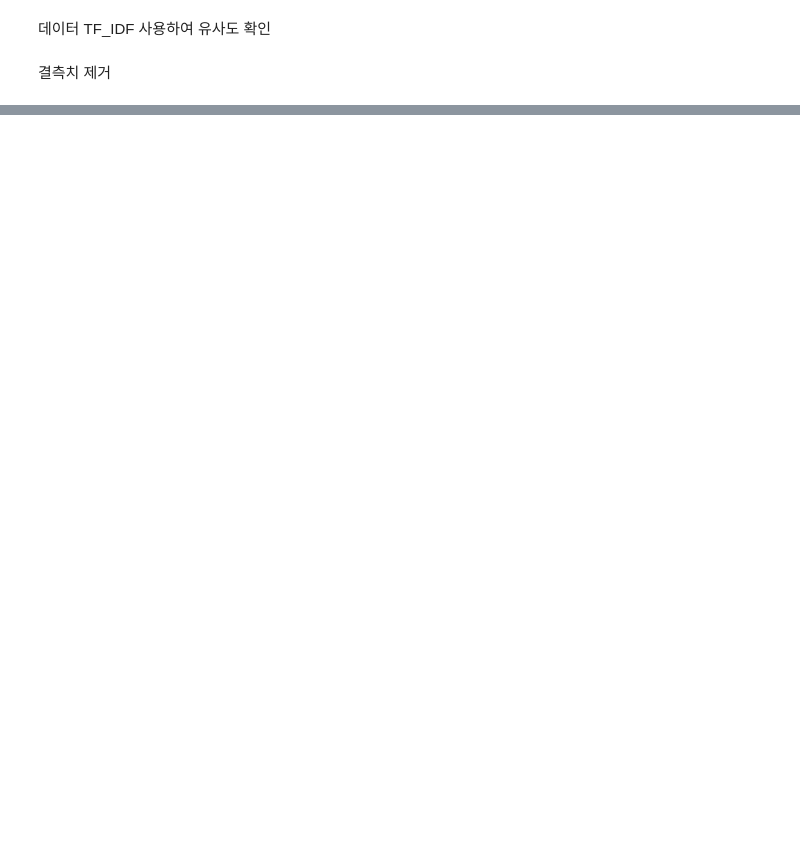
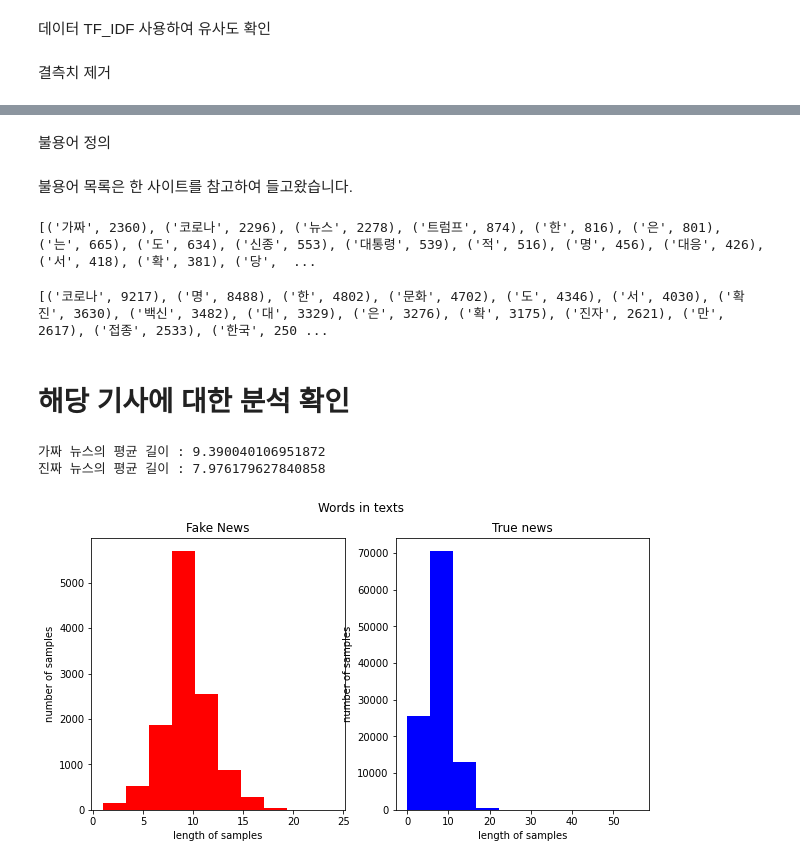
Before and after one commit to okok7272/Fake-news-classification, a Jupyter notebook: Section4Project.ipynb, the cells around one changed output, grey strips where cells are left out. Drawn from its saved outputs; the diff is of its cells as text; code cells hidden in the pictures; blank space fills up the shorter version.

```diff
--- a/Section4Project.ipynb
+++ b/Section4Project.ipynb
@@ -153,0 +192,12 @@ df_test = df_test.dropna()
+# %%
+train_data['제목'] = train_data['제목'].str.replace("[^ ㄱ-ㅣ가-힣A-Za-z]","", )
+train_data['제목'].replace('', np.nan, inplace=True)
+print(train_data.isnull().sum())
+train_data =train_data.dropna(how='any')
+train_data['제목']= train_data['제목'].astype(str)
+
+test_data['제목'] = test_data['제목'].str.replace("[^ ㄱ-ㅣ가-힣A-Za-z]","", )
+test_data['제목'].replace('', np.nan, inplace=True)
+print(test_data.isnull().sum())
+test_data =test_data.dropna(how='any')
+test_data['제목']= test_data['제목'].astype(str)
@@ -153,0 +218,4 @@ df_test = df_test.dropna()
+# %% [markdown]
+불용어 정의
+# %% [markdown]
+불용어 목록은 한 사이트를 참고하여 들고왔습니다.
@@ -153,0 +244,14 @@ df_test = df_test.dropna()
+# %%
+stopwords = get_stopwords()
+hannanum = Hannanum()
+train_data['tokenized'] = train_data['본문'].apply(okt.morphs)
+train_data['tokenized'] = train_data['tokenized'].apply(lambda x: [item for item in x if item not in stopwords])
+test_data['tokenized'] = test_data['본문'].apply(okt.morphs)
+test_data['tokenized'] = test_data['tokenized'].apply(lambda x: [item for item in x if item not in stopwords])
+# %%
+stopwords = get_stopwords()
+hannanum = Hannanum()
+train_data['tokenized'] = train_data['제목'].apply(okt.morphs)
+train_data['tokenized'] = train_data['tokenized'].apply(lambda x: [item for item in x if item not in stopwords])
+test_data['tokenized'] = test_data['제목'].apply(okt.morphs)
+test_data['tokenized'] = test_data['tokenized'].apply(lambda x: [item for item in x if item not in stopwords])
@@ -153,0 +261,12 @@ df_test = df_test.dropna()
+# %%
+fake_word_count = Counter(fake_words)
+print(fake_word_count.most_common(20))
+# %% [output]
+[('가짜', 2360), ('코로나', 2296), ('뉴스', 2278), ('트럼프', 874), ('한', 816), ('은', 801), ('는', 665), ('도', 634), ('신종', 553), ('대통령', 539), ('적', 516), ('명', 456), ('대응', 426), ('서', 418), ('확', 381), ('당',  ...
+# %%
+true_word_count = Counter(true_words)
+print(true_word_count.most_common(20))
+# %% [output]
+[('코로나', 9217), ('명', 8488), ('한', 4802), ('문화', 4702), ('도', 4346), ('서', 4030), ('확진', 3630), ('백신', 3482), ('대', 3329), ('은', 3276), ('확', 3175), ('진자', 2621), ('만', 2617), ('접종', 2533), ('한국', 250 ...
+# %% [markdown]
+# 해당 기사에 대한 분석 확인
@@ -153,0 +275,21 @@ df_test = df_test.dropna()
+# %%
+fig,(ax1,ax2) = plt.subplots(1,2,figsize=(10,5))
+text_len = train_data[train_data['label']==1]['tokenized'].map(lambda x: len(x))
+ax1.hist(text_len, color='red')
+ax1.set_title('Fake News')
+ax1.set_xlabel('length of samples')
+ax1.set_ylabel('number of samples')
+print('가짜 뉴스의 평균 길이 :', np.mean(text_len))
+
+text_len = train_data[train_data['label']==0]['tokenized'].map(lambda x: len(x))
+ax2.hist(text_len, color='blue')
+ax2.set_title('True news')
+fig.suptitle('Words in texts')
+ax2.set_xlabel('length of samples')
+ax2.set_ylabel('number of samples')
+print('진짜 뉴스의 평균 길이 :', np.mean(text_len))
+plt.show()
+# %% [output]
+가짜 뉴스의 평균 길이 : 9.390040106951872
+진짜 뉴스의 평균 길이 : 7.976179627840858
+[figure, added]
```
Also changed, not shown: parts of 26 cells of this notebook.
